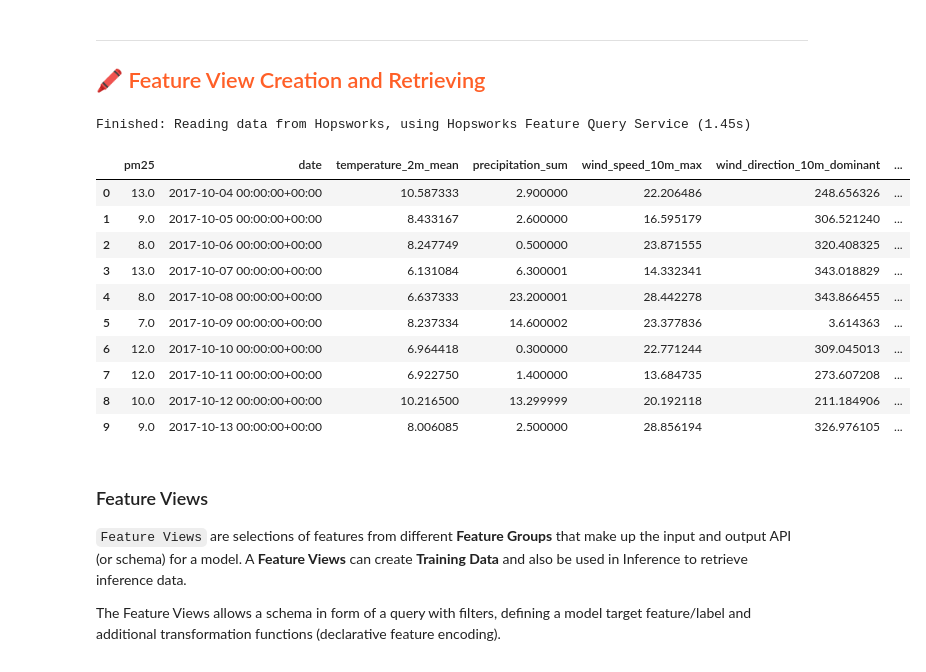
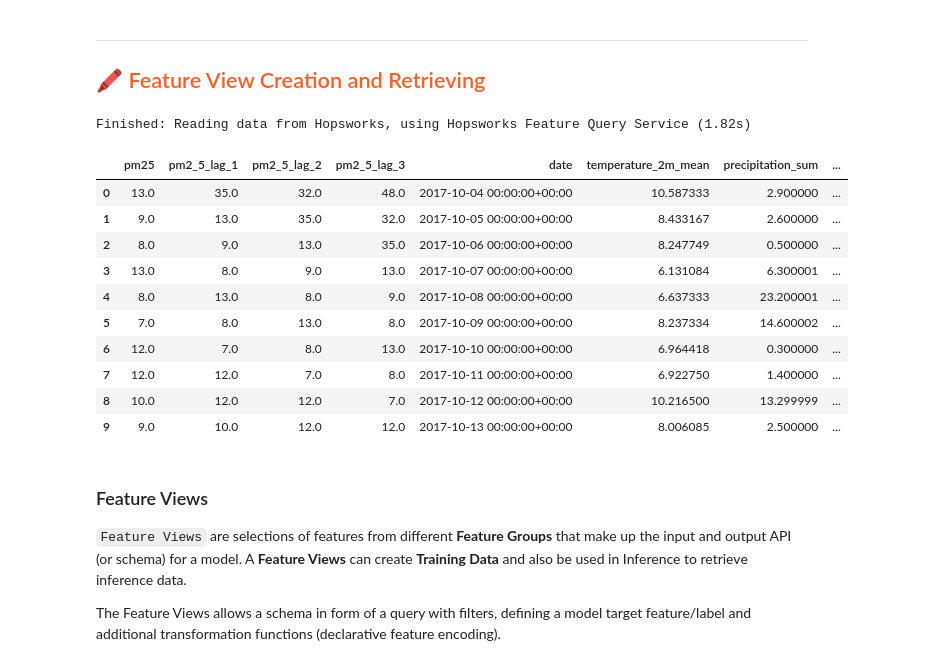
Before and after one commit to andreitut703/mlfs-book, a Jupyter notebook: notebooks/ch03/3_air_quality_training_pipeline.ipynb, the cells around one changed output. Drawn from its saved outputs; the diff is of its cells as text; code cells hidden in the pictures.

```diff
--- a/notebooks/ch03/3_air_quality_training_pipeline.ipynb
+++ b/notebooks/ch03/3_air_quality_training_pipeline.ipynb
@@ -61,21 +61,23 @@ weather_fg = fs.get_feature_group(
 ## <span style="color:#ff5f27;"> 🖍 Feature View Creation and Retrieving </span>
 # %%
 # Select features for training data.
-selected_features = air_quality_fg.select(['pm25']).join(weather_fg.select_all(), on=['city'])
+selected_features = air_quality_fg.select(
+    ['pm25', 'pm2_5_lag_1', 'pm2_5_lag_2', 'pm2_5_lag_3']
+).join(weather_fg.select_all(), on=['city'])
 selected_features.show(10)
 # %% [output]
-Finished: Reading data from Hopsworks, using Hopsworks Feature Query Service (1.45s)
+Finished: Reading data from Hopsworks, using Hopsworks Feature Query Service (1.82s)
-|  | pm25 | date | temperature_2m_mean | precipitation_sum | wind_speed_10m_max | wind_direction_10m_dominant | ... |
-| 0 | 13.0 | 2017-10-04 00:00:00+00:00 | 10.587333 | 2.900000 | 22.206486 | 248.656326 | ... |
-| 1 | 9.0 | 2017-10-05 00:00:00+00:00 | 8.433167 | 2.600000 | 16.595179 | 306.521240 | ... |
-| 2 | 8.0 | 2017-10-06 00:00:00+00:00 | 8.247749 | 0.500000 | 23.871555 | 320.408325 | ... |
-| 3 | 13.0 | 2017-10-07 00:00:00+00:00 | 6.131084 | 6.300001 | 14.332341 | 343.018829 | ... |
-| 4 | 8.0 | 2017-10-08 00:00:00+00:00 | 6.637333 | 23.200001 | 28.442278 | 343.866455 | ... |
-| 5 | 7.0 | 2017-10-09 00:00:00+00:00 | 8.237334 | 14.600002 | 23.377836 | 3.614363 | ... |
-| 6 | 12.0 | 2017-10-10 00:00:00+00:00 | 6.964418 | 0.300000 | 22.771244 | 309.045013 | ... |
-| 7 | 12.0 | 2017-10-11 00:00:00+00:00 | 6.922750 | 1.400000 | 13.684735 | 273.607208 | ... |
-| 8 | 10.0 | 2017-10-12 00:00:00+00:00 | 10.216500 | 13.299999 | 20.192118 | 211.184906 | ... |
-| 9 | 9.0 | 2017-10-13 00:00:00+00:00 | 8.006085 | 2.500000 | 28.856194 | 326.976105 | ... |
+|  | pm25 | pm2_5_lag_1 | pm2_5_lag_2 | pm2_5_lag_3 | date | temperature_2m_mean | precipitation_sum | ... |
+| 0 | 13.0 | 35.0 | 32.0 | 48.0 | 2017-10-04 00:00:00+00:00 | 10.587333 | 2.900000 | ... |
+| 1 | 9.0 | 13.0 | 35.0 | 32.0 | 2017-10-05 00:00:00+00:00 | 8.433167 | 2.600000 | ... |
+| 2 | 8.0 | 9.0 | 13.0 | 35.0 | 2017-10-06 00:00:00+00:00 | 8.247749 | 0.500000 | ... |
+| 3 | 13.0 | 8.0 | 9.0 | 13.0 | 2017-10-07 00:00:00+00:00 | 6.131084 | 6.300001 | ... |
+| 4 | 8.0 | 13.0 | 8.0 | 9.0 | 2017-10-08 00:00:00+00:00 | 6.637333 | 23.200001 | ... |
+| 5 | 7.0 | 8.0 | 13.0 | 8.0 | 2017-10-09 00:00:00+00:00 | 8.237334 | 14.600002 | ... |
+| 6 | 12.0 | 7.0 | 8.0 | 13.0 | 2017-10-10 00:00:00+00:00 | 6.964418 | 0.300000 | ... |
+| 7 | 12.0 | 12.0 | 7.0 | 8.0 | 2017-10-11 00:00:00+00:00 | 6.922750 | 1.400000 | ... |
+| 8 | 10.0 | 12.0 | 12.0 | 7.0 | 2017-10-12 00:00:00+00:00 | 10.216500 | 13.299999 | ... |
+| 9 | 9.0 | 10.0 | 12.0 | 12.0 | 2017-10-13 00:00:00+00:00 | 8.006085 | 2.500000 | ... |
 # %% [markdown]
 ### Feature Views
 
```
Also changed, not shown: parts of 8 cells of this notebook, 7 other files.
